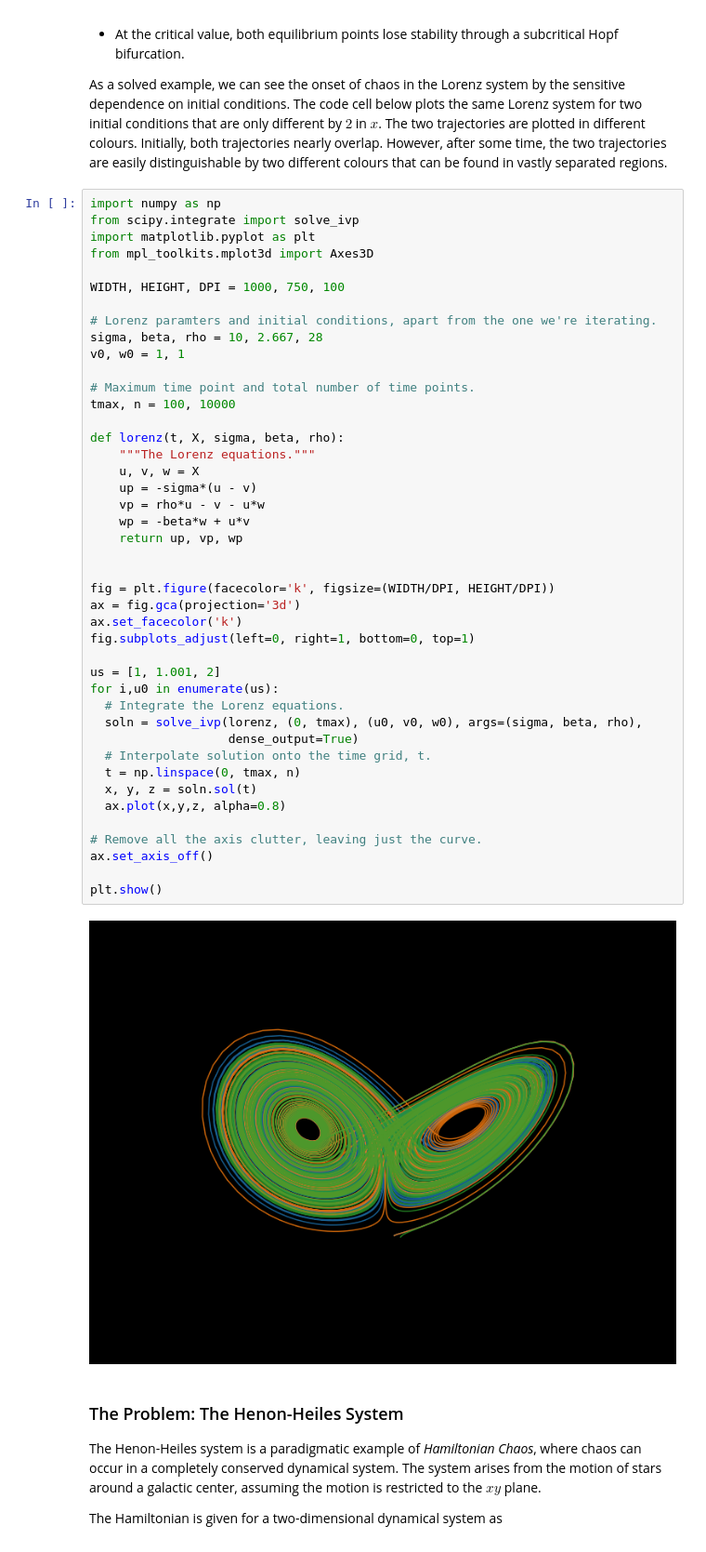
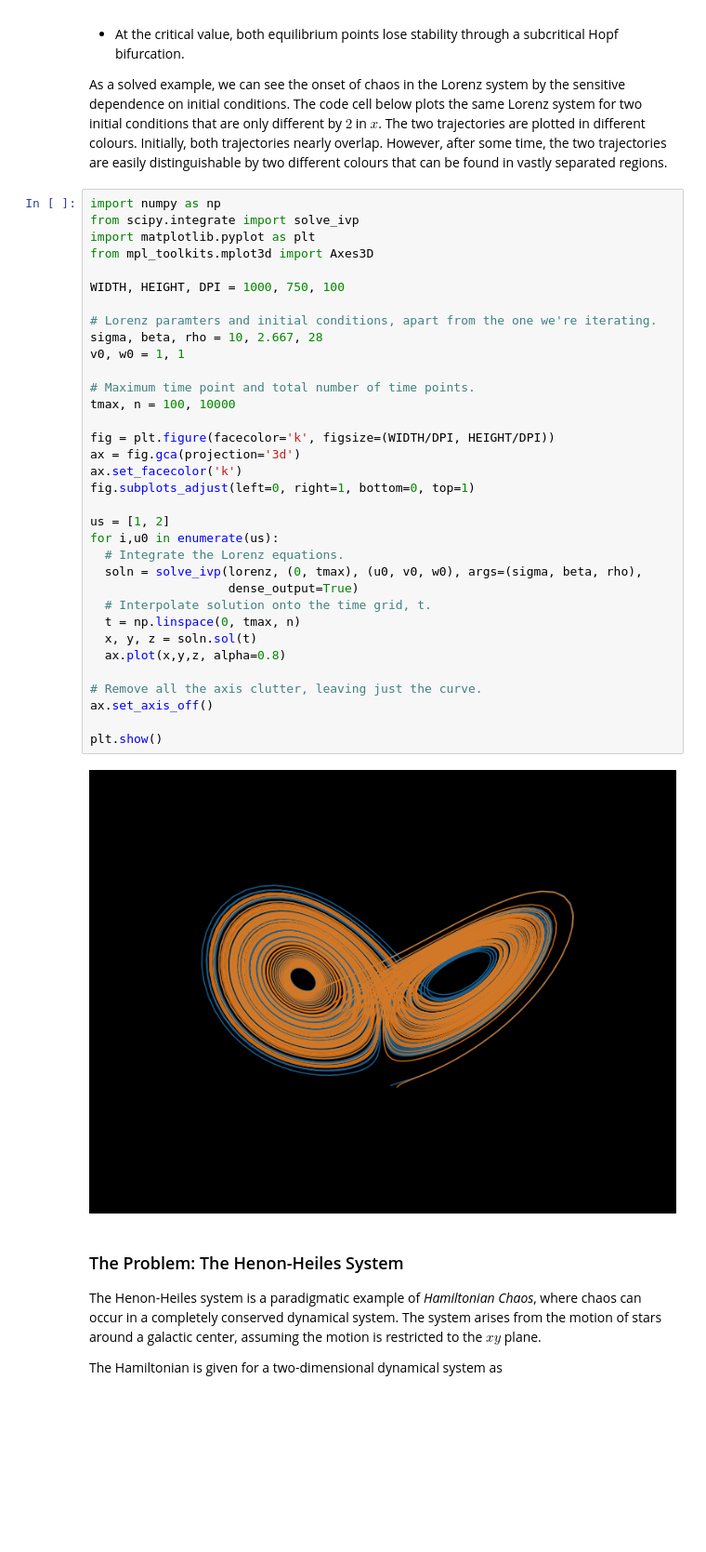
Before and after one commit to hariseldon99/msph402b, a Jupyter notebook: Ordinary_Differential_Equations.ipynb, the cells around one changed output. Shown at 93% size. Saved outputs shown, nothing was run; the diff lists cells and outputs as text; blank space fills up the shorter version.

```diff
--- a/Ordinary_Differential_Equations.ipynb
+++ b/Ordinary_Differential_Equations.ipynb
@@ -476,44 +477,35 @@ import matplotlib.pyplot as plt
 from mpl_toolkits.mplot3d import Axes3D
 
 WIDTH, HEIGHT, DPI = 1000, 750, 100
 
 # Lorenz paramters and initial conditions, apart from the one we're iterating.
 sigma, beta, rho = 10, 2.667, 28
 v0, w0 = 1, 1
 
 # Maximum time point and total number of time points.
 tmax, n = 100, 10000
 
-def lorenz(t, X, sigma, beta, rho):
-    """The Lorenz equations."""
-    u, v, w = X
-    up = -sigma*(u - v)
-    vp = rho*u - v - u*w
-    wp = -beta*w + u*v
-    return up, vp, wp
-
-
 fig = plt.figure(facecolor='k', figsize=(WIDTH/DPI, HEIGHT/DPI))
 ax = fig.gca(projection='3d')
 ax.set_facecolor('k')
 fig.subplots_adjust(left=0, right=1, bottom=0, top=1)
 
-us = [1, 1.001, 2]
+us = [1, 2]
 for i,u0 in enumerate(us):
   # Integrate the Lorenz equations.
   soln = solve_ivp(lorenz, (0, tmax), (u0, v0, w0), args=(sigma, beta, rho),
                    dense_output=True)
   # Interpolate solution onto the time grid, t.
   t = np.linspace(0, tmax, n)
   x, y, z = soln.sol(t)
   ax.plot(x,y,z, alpha=0.8)
 
 # Remove all the axis clutter, leaving just the curve.
 ax.set_axis_off()
 
 plt.show()
 # %% [output]
-[figure, old version]
+[figure, new version]
 # %% [markdown]
 ### The Problem: The Henon-Heiles System
 
```
Also changed, not shown: parts of 1 cell of this notebook.
